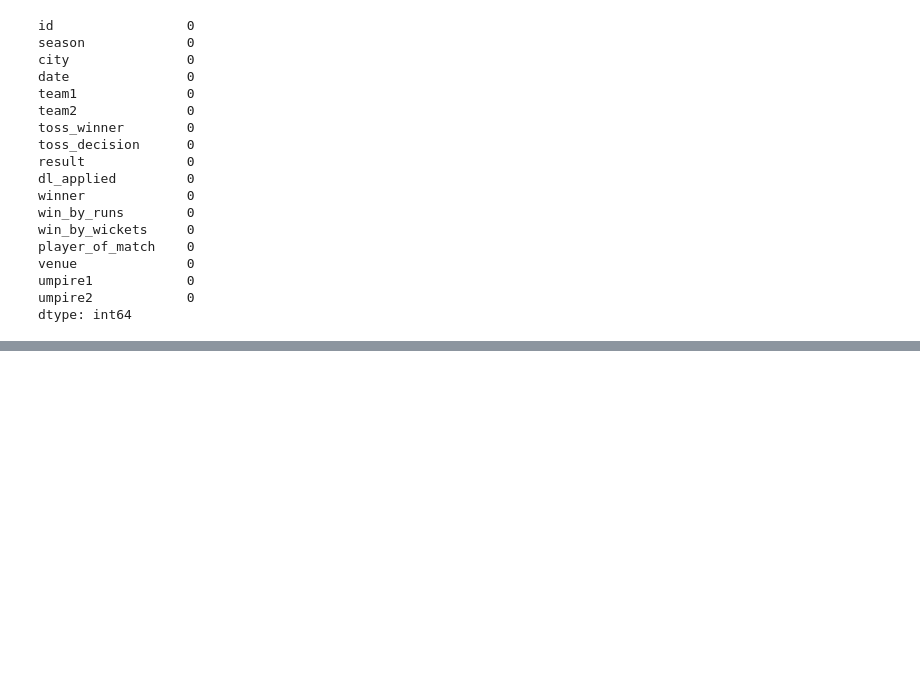
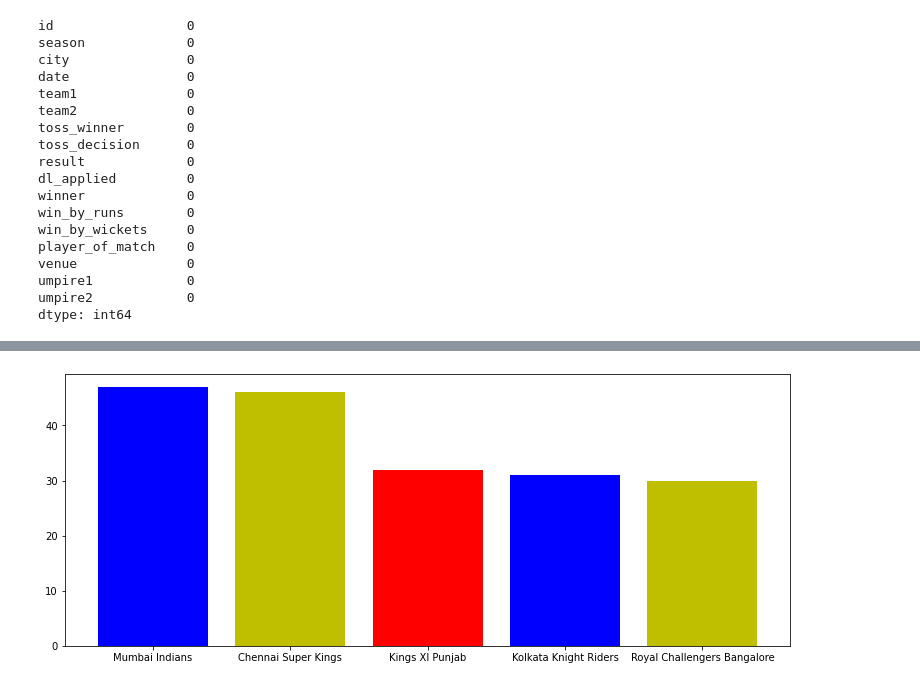
Before and after one commit to pv05/PythonEDAs, a Jupyter notebook: ipl_matches.ipynb, the cells around one changed output, grey strips where cells are left out. Saved outputs shown, nothing was run; the diff lists cells and outputs as text; code cells hidden in the pictures; blank space fills up the shorter version.

```diff
--- a/ipl_matches.ipynb
+++ b/ipl_matches.ipynb
@@ -243,0 +362,6 @@ list(ipl['player_of_match'].value_counts()[0:10].keys())
+# %%
+plt.figure(figsize=(13,5))
+plt.bar(list(batting_first['winner'].value_counts()[0:5].keys()),list(batting_first['winner'].value_counts()[0:5]),color=['b','y','r'])
+plt.show()
+# %% [output]
+[figure, added]
```
Also changed, not shown: parts of 43 cells of this notebook, 1 other file.
